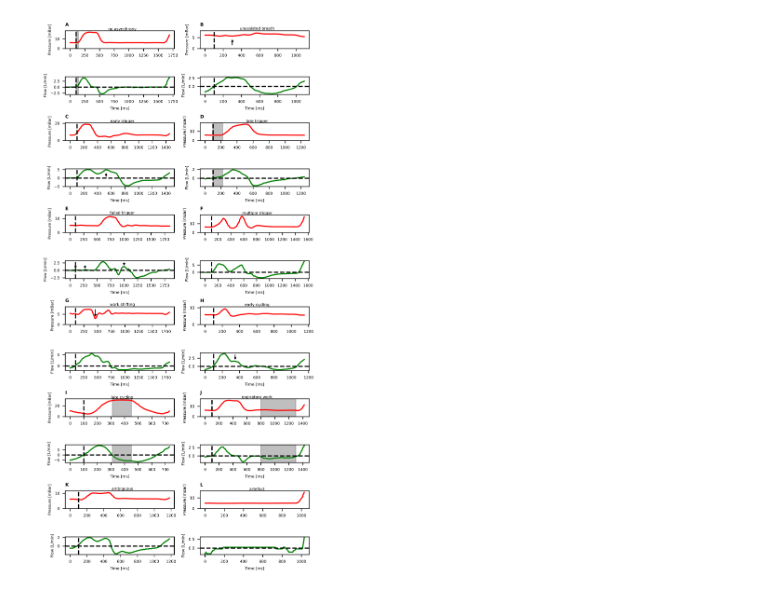
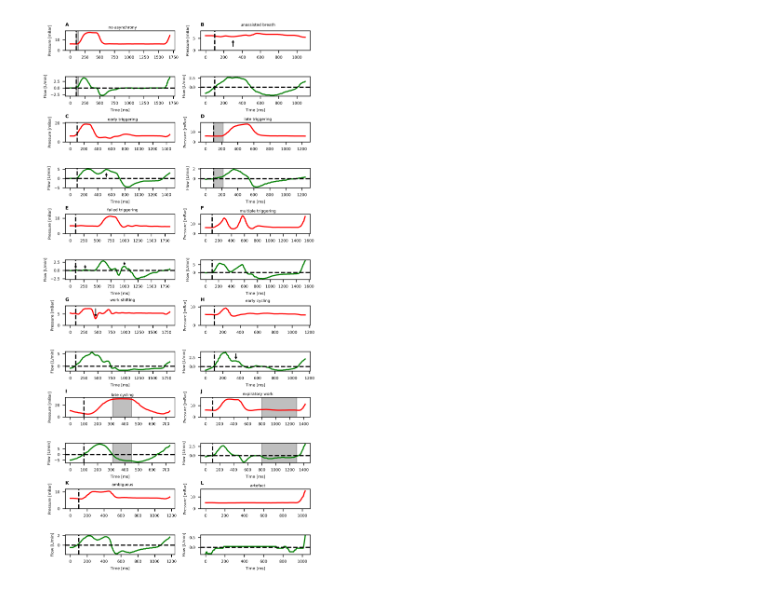
Before and after one commit to chongtwd/Detection-and-quantitative-analysis-of-patient-ventilator-interactions-in-ventilated-neonates, a Jupyter notebook: model_dev/Figure1.ipynb, the cells around one changed output. Drawn from its saved outputs; the diff is of its cells as text; code cells hidden in the pictures.

```diff
--- a/model_dev/Figure1.ipynb
+++ b/model_dev/Figure1.ipynb
@@ -17,7 +17,7 @@ def plot_breath(ax, i, j, b, h, df, ws, rs, plot_breath_start=True):
     if plot_breath_start:
         ax[i, j].axvline(100, color="k", linestyle="--")
     ax[i, j].set_title(h, loc="left", fontweight="bold")
-    ax[i, j].text(ax[i, j].get_xlim()[1]//2, ax[i, j].get_ylim()[1] + 0.5, b, horizontalalignment="center")
+    ax[i, j].text(ax[i, j].get_xlim()[1]//2, ax[i, j].get_ylim()[1] + 2, b.replace("trigger", "triggering"), horizontalalignment="center")
 
     ax[i+1, j].plot(range(0, w.shape[0]*10, 10), w.iloc[:,2], color="green")
     ax[i+1, j].axhline(0, color="k", linestyle="--")
@@ -51,32 +51,32 @@ axs[5,0].annotate("", xy=(100, 0), xytext=(100, 2),
 axs[5,0].annotate("", xy=(275, 0), xytext=(275, 2),
             arrowprops=dict(arrowstyle="->"))
 axs[5,0].annotate("", xy=(1000, 1), xytext=(1000, 3),
             arrowprops=dict(arrowstyle="->"))
 
 plot_breath(axs, 4, 1, "multiple trigger", "F", df, ws, 0)
 
 plot_breath(axs, 6, 0, "work shifting", "G", df, ws, 14)
 axs[6,0].annotate("", xy=(460, 3), xytext=(460, 8),
             arrowprops=dict(arrowstyle="->"))
 
 plot_breath(axs, 6, 1, "early cycling", "H", df, ws, 2)
 axs[7,1].annotate("", xy=(350, 1.5), xytext=(350, 4),
             arrowprops=dict(arrowstyle="->"))
 
 plot_breath(axs, 8, 0, "late cycling", "I", df, ws, 9)
 axs[8, 0].axvspan(310, 450, color="k", alpha=0.25)
 axs[9, 0].axvspan(310, 450, color="k", alpha=0.25)
 
 plot_breath(axs, 8, 1, "expiratory work", "J", df, ws, 8)
 axs[8, 1].axvspan(800, 1300, color="k", alpha=0.25)
 axs[9, 1].axvspan(800, 1300, color="k", alpha=0.25)
 
 plot_breath(axs, 10, 0, "ambiguous", "K", df, ws, 1)
 
 plot_breath(axs, 10, 1, "artefact", "L", df, ws, 3, False)
 
-fig.tight_layout()
+fig.tight_layout(h_pad=0.1)
 plt.savefig("Figures/Figure1.jpg")
 Image.open('Figures/Figure1.jpg').convert('L').save('Figures/Figure1grayscale.jpg')
 # %% [output]
-[figure, old version]
+[figure, new version]
```
Also changed, not shown: parts of 1 cell of this notebook.
